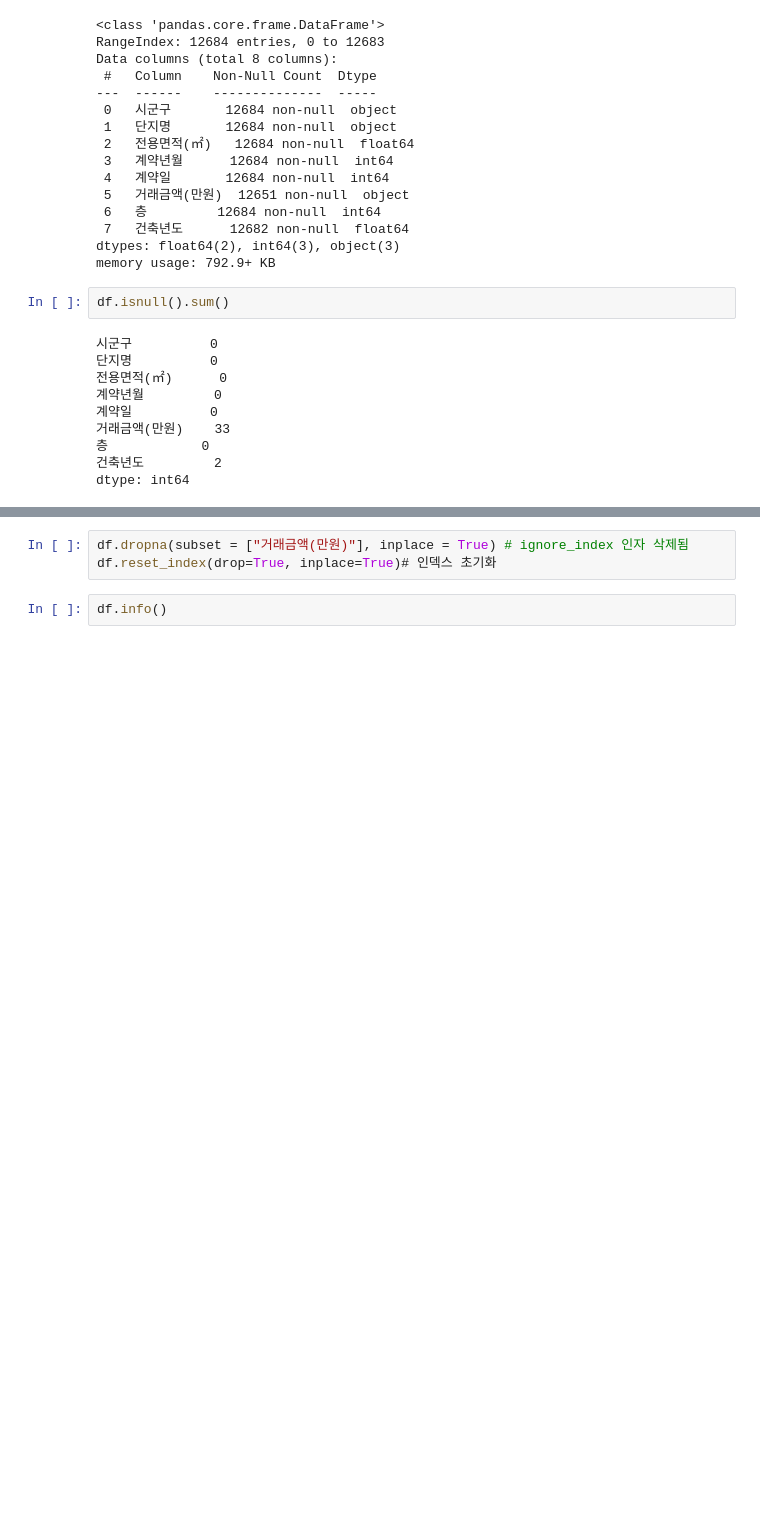
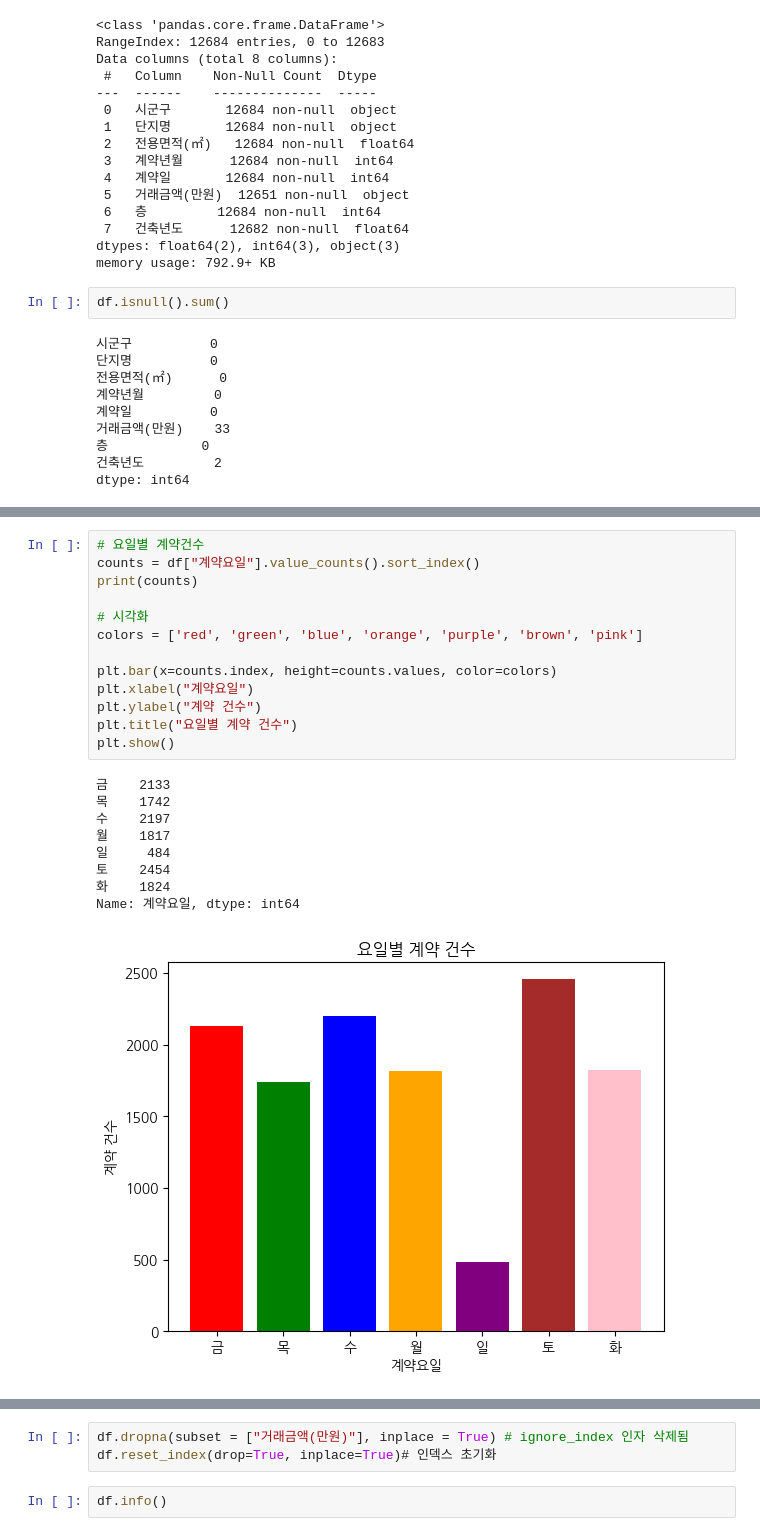
Before and after one commit to hyunyoungDA/nvidia-course, a Jupyter notebook: week1/day1/seoul_apartment_predict.ipynb, the cells around one changed output, grey strips where cells are left out. Cells and saved outputs as stored; diff of their text form; blank space fills up the shorter version.

```diff
--- a/week1/day1/seoul_apartment_predict.ipynb
+++ b/week1/day1/seoul_apartment_predict.ipynb
@@ -149,0 +204,23 @@ df.head()
+# %%
+# 요일별 계약건수
+counts = df["계약요일"].value_counts().sort_index()
+print(counts)
+
+# 시각화
+colors = ['red', 'green', 'blue', 'orange', 'purple', 'brown', 'pink']
+
+plt.bar(x=counts.index, height=counts.values, color=colors)
+plt.xlabel("계약요일")
+plt.ylabel("계약 건수")
+plt.title("요일별 계약 건수")
+plt.show()
+# %% [output]
+금    2133
+목    1742
+수    2197
+월    1817
+일     484
+토    2454
+화    1824
+Name: 계약요일, dtype: int64
+[figure, added]
```
Also changed, not shown: parts of 29 cells of this notebook, 3 other files.
